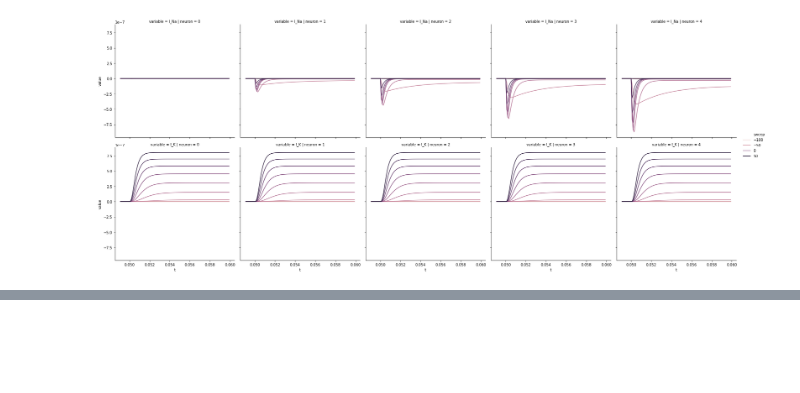
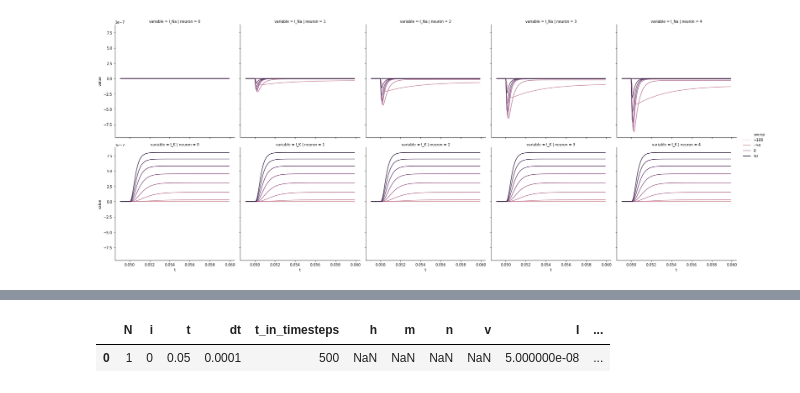
Before and after one commit to linusconrad/neurodynamics-learning, a Jupyter notebook: HHsandbox.ipynb, the cells around one changed output, grey strips where cells are left out. Saved outputs shown, nothing was run; the diff lists cells and outputs as text; code cells hidden in the pictures; blank space fills up the shorter version.

```diff
--- a/HHsandbox.ipynb
+++ b/HHsandbox.ipynb
@@ -949,0 +1086,4 @@ This can then be used to construct I/O relationships.
+# %%
+run(50*ms)
+tidy_byN(group, spikemon)
+# %% [output]
@@ -949,0 +1094,2 @@ This can then be used to construct I/O relationships.
+|  | N | i | t | dt | t_in_timesteps | h | m | n | v | I | ... |
+| 0 | 1 | 0 | 0.05 | 0.0001 | 500 | NaN | NaN | NaN | NaN | 5.000000e-08 | ... |
```
Also changed, not shown: parts of 15 cells of this notebook, 1 other file.
